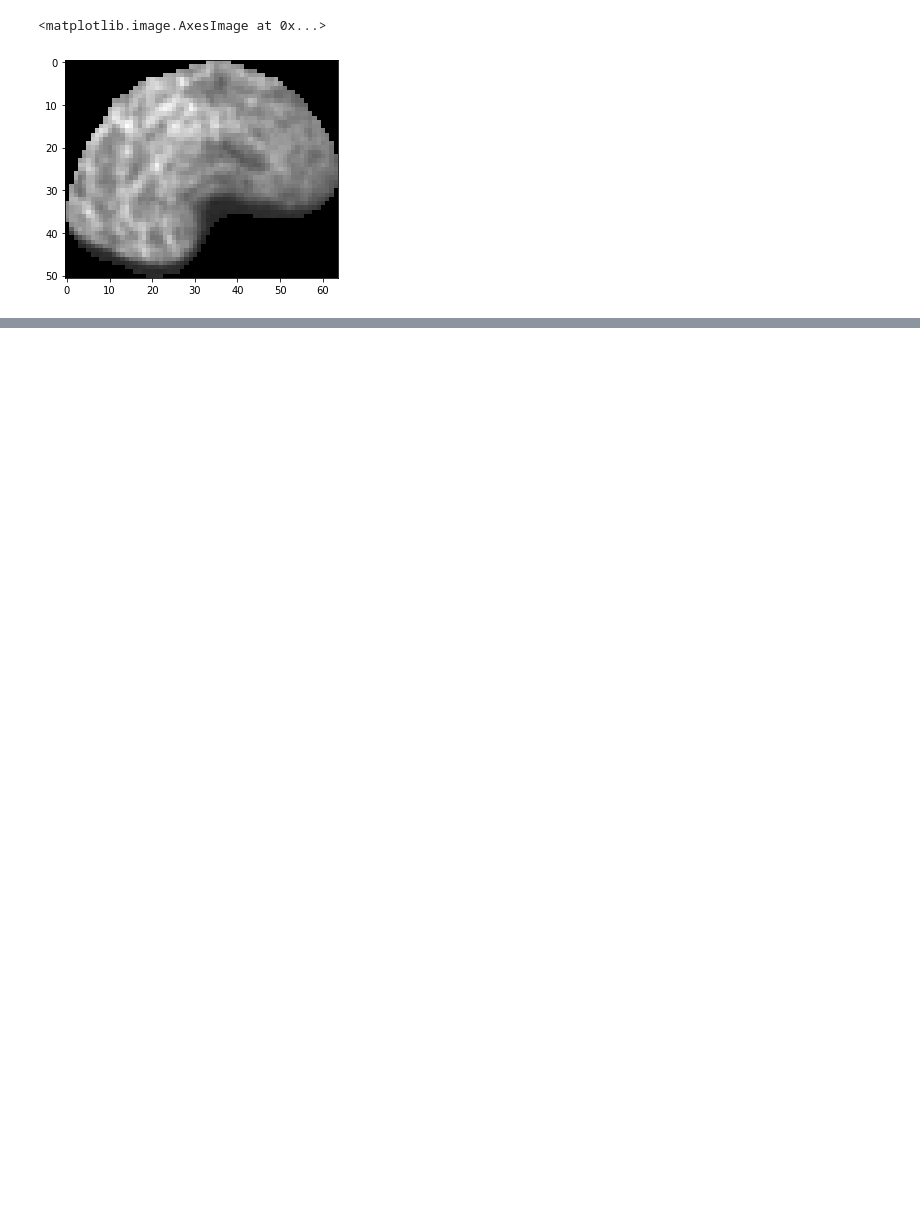
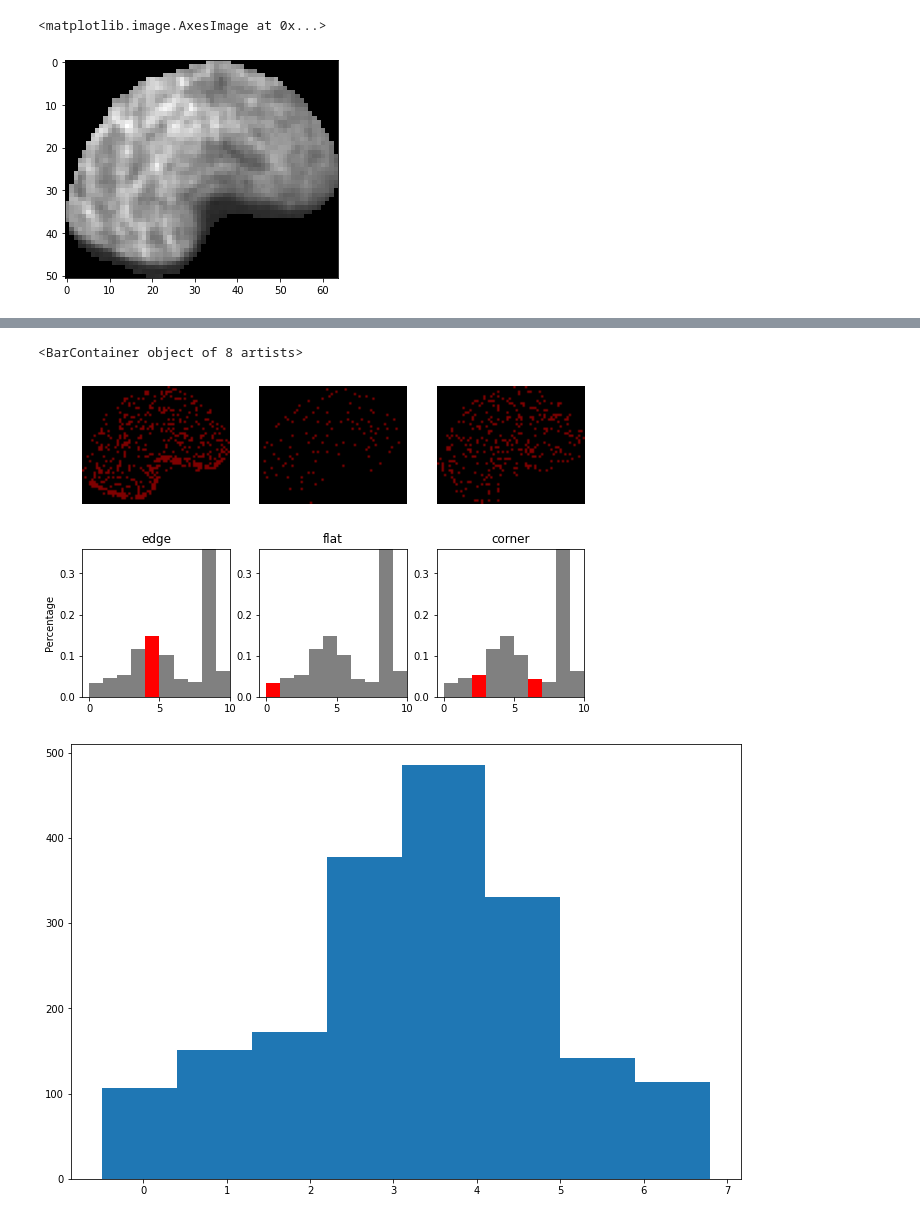
Before and after one commit to CS-433/ml-project-2-transcripted_cherry, a Jupyter notebook: Jupyter notebooks/classification.ipynb, the cells around one changed output, grey strips where cells are left out. Saved outputs shown, nothing was run; the diff lists cells and outputs as text; code cells hidden in the pictures; blank space fills up the shorter version.

```diff
--- a/Jupyter notebooks/classification.ipynb
+++ b/Jupyter notebooks/classification.ipynb
@@ -460,3 +546,52 @@ plt.imshow(patch_data, cmap='gray')
+# %%
+# Remove background
+
+# plot histograms of LBP of textures
+fig, (ax_img, ax_hist) = plt.subplots(nrows=2, ncols=3, figsize=(9, 6))
+plt.gray()
+
+titles = ('edge', 'flat', 'corner')
+w = width = radius - 1
+edge_labels = range(n_points // 2 - w, n_points // 2 + w + 1)
+flat_labels = list(range(0, w + 1)) # Remove background: list(range(n_points - w, n_points + 2))
+i_14 = n_points // 4            # 1/4th of the histogram
+i_34 = 3 * (n_points // 4)      # 3/4th of the histogram
+corner_labels = (list(range(i_14 - w, i_14 + w + 1)) +
+                 list(range(i_34 - w, i_34 + w + 1)))
+
+label_sets = (edge_labels, flat_labels, corner_labels)
+
+
+
+for ax, labels in zip(ax_img, label_sets):
+    ax.imshow(overlay_labels(image, lbp, labels))
+
+for ax, labels, name in zip(ax_hist, label_sets, titles):
+    counts, _, bars = hist(ax, lbp)
+    highlight_bars(bars, labels)
+    ax.set_ylim(top=np.max(counts[:-1]))
+    ax.set_xlim(right=n_points + 2)
+    ax.set_title(name)
+
+ax_hist[0].set_ylabel('Percentage')
+for ax in ax_img:
+    ax.axis('off')
+
+# Drop background
+count = len(np.unique(lbp))
+H, bins = np.histogram(lbp, count)
+
+# Drop background values
+fig, ax = plt.subplots(figsize=(12, 8))
+index_background = n_points - w
+H = H[0: index_background]
+bins =  bins[0: index_background]
+
+plt.bar(bins,H,width=1)
+# %% [output]
+<BarContainer object of 8 artists>
+[figure, added]
+[figure, added]
 # %%
 path = '/content/drive/MyDrive/Project_2_ml/20151218_E14_BM_mTF8additionals_4/Features/features_cells_TF8_A1.csv'
 with open(path, 'w', encoding = 'utf-8-sig') as f:
```
Also changed, not shown: parts of 40 cells of this notebook.
